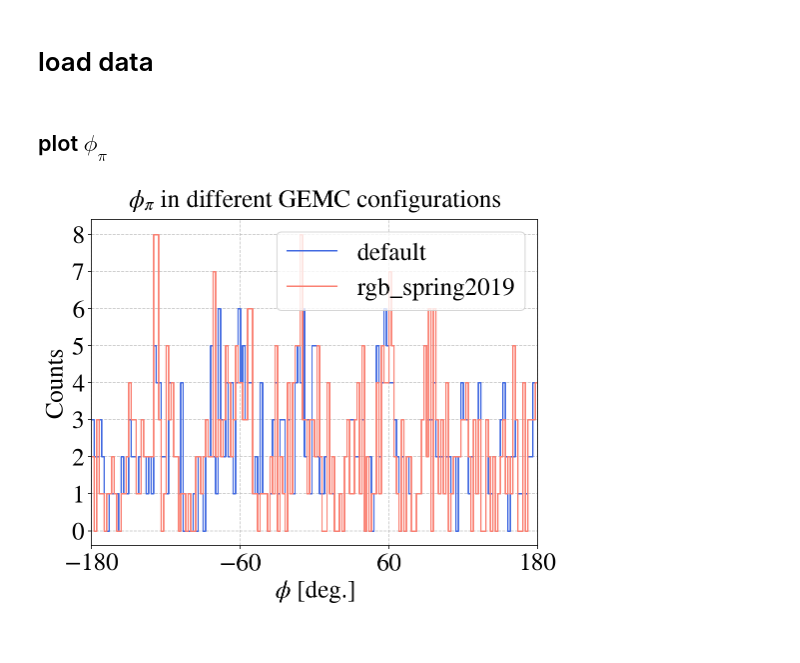
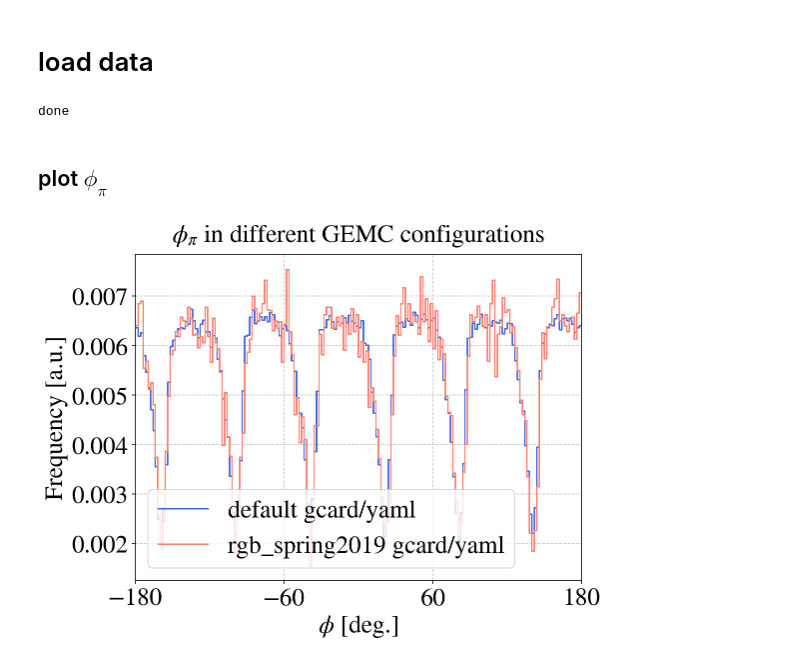
Before and after one commit to erezcoh4/SIDIS_at_BAND, a Jupyter notebook: PythonAnalysis/AcceptanceCorrections/MC_driven_AcceptanceCorrection/phi_Pi_default_vs_rgb_spring2019.ipynb, the cells around one changed output. Cells and saved outputs as stored; diff of their text form; code cells hidden in the pictures.

```diff
--- a/PythonAnalysis/AcceptanceCorrections/MC_driven_AcceptanceCorrection/phi_Pi_default_vs_rgb_spring2019.ipynb
+++ b/PythonAnalysis/AcceptanceCorrections/MC_driven_AcceptanceCorrection/phi_Pi_default_vs_rgb_spring2019.ipynb
@@ -25,30 +25,31 @@ main_data_path = '/Users/erezcohen/Desktop/data/BAND/AcceptanceCorrection/GEMCim
 pips = dict()
 labels = ['default'  ,'rgb_spring2019'];
 colors = ['royalblue','salmon']
-for i in range(2):
-    pips[labels[i]] = pd.read_csv(main_data_path + 'eepips_p_uniform_distribution_%s.csv'%labels[i]);
+for i,label in zip(range(2),labels):
+    pips[labels[i]] = pd.read_csv(main_data_path + 'gcard_' + label + '/'+
+                                  'eepips_p_uniform_distribution.csv');
+print('done')
+# %% [output]
+done
 # %% [markdown]
 ## plot $\phi_\pi$
 # %%
 fig = plt.figure(figsize=(8,6));
 ax = fig.add_subplot(1,1,1)
 
 for i,label,color in zip(range(2),labels,colors):
     df=pips[label]
     df = df[(df.e_reconstructed==1) & (df.pi_reconstructed==1)]
 
-    plot_step_hist( x_arr=df.pi_Phi*r2d,  bins=phi_bins , label=label,
-                                                   color=color,
-                                                   do_plot_errorbar=False, density=False, linewidth=3)
-
-
+    plot_step_hist( x_arr=df.pi_Phi*r2d,  bins=phi_bins , label=label + ' gcard/yaml',
+                   color=color, do_plot_errorbar=False, density=True, linewidth=3)
 
     # cosmetics
-    set_axes(ax, '$\phi$ [deg.]', 'Counts',
+    set_axes(ax, '$\phi$ [deg.]', 'Frequency [a.u.]',
                  title='$\phi_\pi$ in different GEMC configurations',
                  do_add_grid=True,
                  do_add_legend=True,
                  xlim=phi_xlim,
                  xticks=phi_xticks)
 # %% [output]
-[figure, old version]
+[figure, new version]
```
Also changed, not shown: parts of 2 cells of this notebook, 1 other file.
